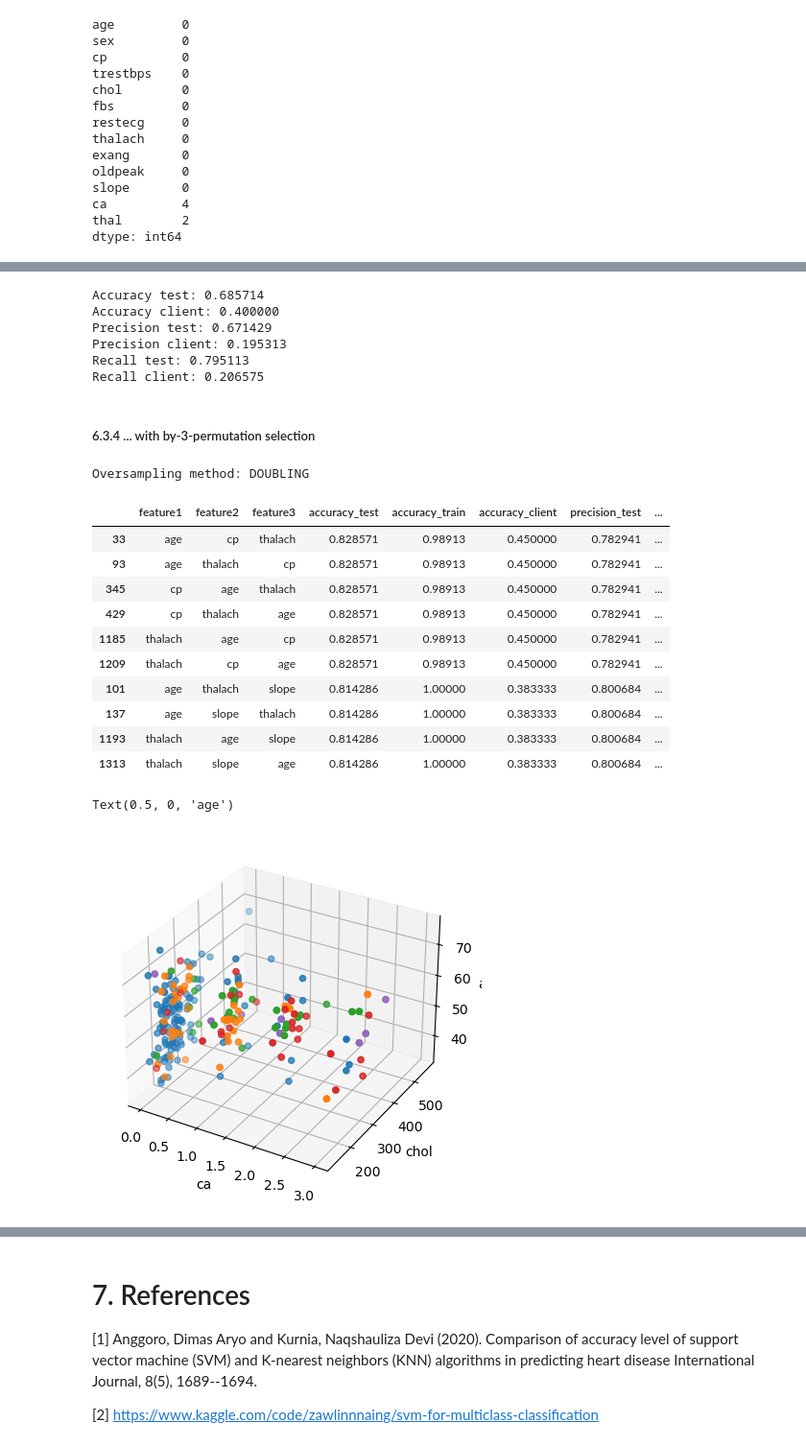
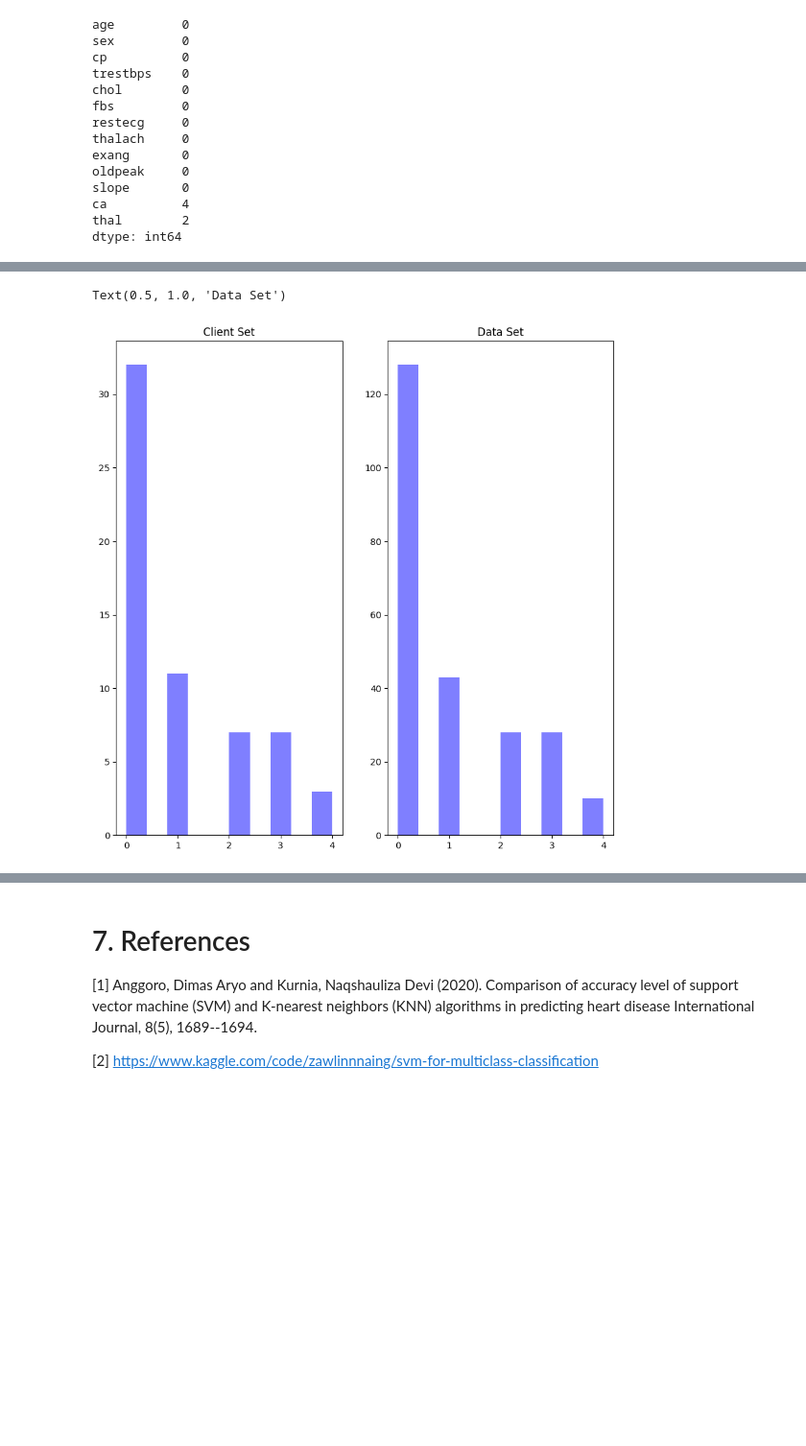
Before and after one commit to mishasilva01/FAA_project1, a Jupyter notebook: project1_notebook.ipynb, the cells around one changed output, grey strips where cells are left out. Shown at 96% size. Drawn from its saved outputs; the diff is of its cells as text; code cells hidden in the pictures; blank space fills up the shorter version.

```diff
--- a/project1_notebook.ipynb
+++ b/project1_notebook.ipynb
@@ -1232,19 +214,0 @@ Confusion matrix client:
-# %%
-# accuracy: (tp + tn) / (p + n)
-print('Accuracy test: %f' % accuracy_score(y_test, y_predict))
-print('Accuracy client: %f' % accuracy_score(y_client, y_predict_client))
-# precision tp / (tp + fp)
-print('Precision test: %f' % precision_score(y_test, y_predict, average='macro'))
-print('Precision client: %f' % precision_score(y_client, y_predict_client, average='macro'))
-# recall: tp / (tp + fn)
-print('Recall test: %f' % recall_score(y_test, y_predict, average='macro'))
-print('Recall client: %f' % recall_score(y_client, y_predict_client, average='macro'))
-# %% [output]
-Accuracy test: 0.685714
-Accuracy client: 0.400000
-Precision test: 0.671429
-Precision client: 0.195313
-Recall test: 0.795113
-Recall client: 0.206575
-# %% [markdown]
-##### 6.3.4 ... with by-3-permutation selection
@@ -1326,37 +215,9 @@ feat3_models = pd.concat([feat3_permutations, accuracy_permutation_test, accurac
-# %%
-print("Oversampling method:", oversampling_method)
-display(feat3_models.sort_values(by=['accuracy_test', 'accuracy_train', 'accuracy_client'], ascending = False).head(10))
-# %% [output]
-Oversampling method: DOUBLING
-|  | feature1 | feature2 | feature3 | accuracy_test | accuracy_train | accuracy_client | precision_test | ... |
-| 33 | age | cp | thalach | 0.828571 | 0.98913 | 0.450000 | 0.782941 | ... |
-| 93 | age | thalach | cp | 0.828571 | 0.98913 | 0.450000 | 0.782941 | ... |
-| 345 | cp | age | thalach | 0.828571 | 0.98913 | 0.450000 | 0.782941 | ... |
-| 429 | cp | thalach | age | 0.828571 | 0.98913 | 0.450000 | 0.782941 | ... |
-| 1185 | thalach | age | cp | 0.828571 | 0.98913 | 0.450000 | 0.782941 | ... |
-| 1209 | thalach | cp | age | 0.828571 | 0.98913 | 0.450000 | 0.782941 | ... |
-| 101 | age | thalach | slope | 0.814286 | 1.00000 | 0.383333 | 0.800684 | ... |
-| 137 | age | slope | thalach | 0.814286 | 1.00000 | 0.383333 | 0.800684 | ... |
-| 1193 | thalach | age | slope | 0.814286 | 1.00000 | 0.383333 | 0.800684 | ... |
-| 1313 | thalach | slope | age | 0.814286 | 1.00000 | 0.383333 | 0.800684 | ... |
-# %%
-zero  = (y==0)
-one   = (y==1)
-two   = (y==2)
-three = (y==3)
-four  = (y==4)
-
-fig = plt.figure()
-ax = fig.add_subplot(projection='3d')
-ax.scatter(X['ca'][zero],   X['chol'][zero],   X['age'][zero])
-ax.scatter(X['ca'][one],   X['chol'][one],   X['age'][one])
-ax.scatter(X['ca'][two],   X['chol'][two],   X['age'][two])
-ax.scatter(X['ca'][three], X['chol'][three], X['age'][three])
-ax.scatter(X['ca'][four],  X['chol'][four],  X['age'][four])
-
-ax.set_xlabel('ca')
-ax.set_ylabel('chol')
-ax.set_zlabel('age')
-# %% [output]
-Text(0.5, 0, 'age')
-[figure, removed]
+# %%
+fig, axes = plt.subplots(nrows=1, ncols=2, figsize=(10, 10))
+axes[0].hist(client_set.num, bins=10, color='blue', alpha=0.5)
+axes[0].set_title("Client Set")
+axes[1].hist(df_filtered.num, bins=10, color='blue', alpha=0.5)
+axes[1].set_title("Data Set")
+# %% [output]
+Text(0.5, 1.0, 'Data Set')
+[figure, added]
```
Also changed, not shown: parts of 141 cells of this notebook.
